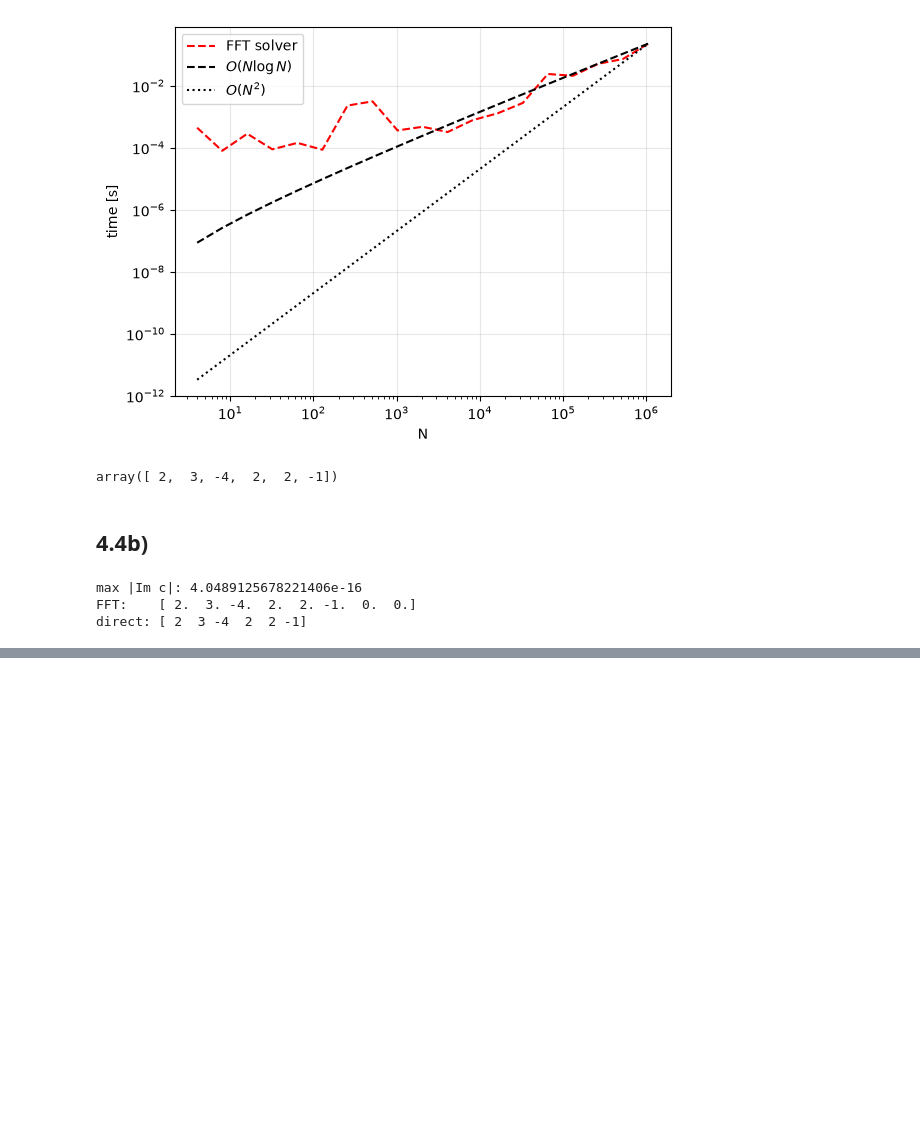
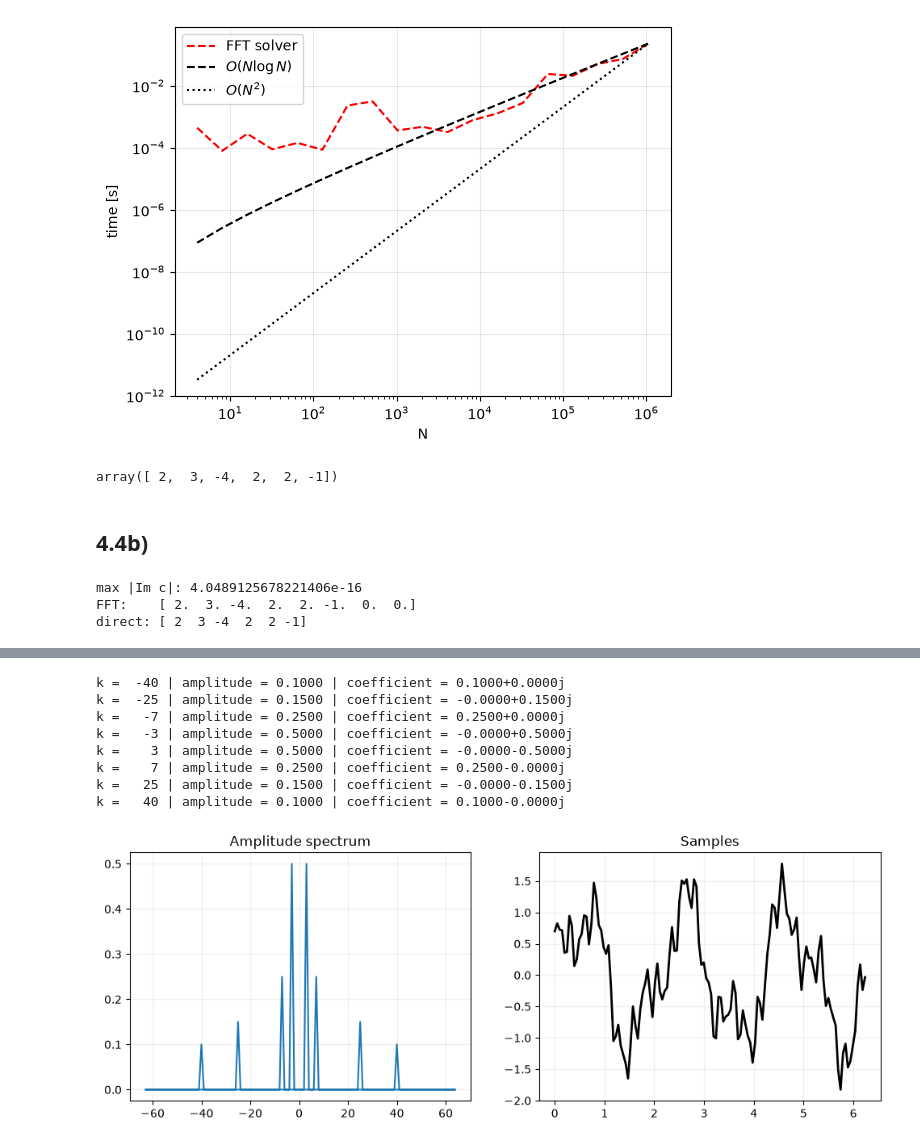
Before and after one commit to NicoReit54/Numerical_Computation, a Jupyter notebook: ex4.ipynb, the cells around one changed output, grey strips where cells are left out. Cells and saved outputs as stored; diff of their text form; code cells hidden in the pictures; blank space fills up the shorter version.

```diff
--- a/ex4.ipynb
+++ b/ex4.ipynb
@@ -194,0 +202,37 @@ direct: [ 2  3 -4  2  2 -1]
+# %%
+n = 128
+j = np.arange(0, n)
+x_js = 2 * np.pi * j / n
+
+s = lambda x: np.sin(3*x) + 1/2 * np.cos(7*x)
+eta = lambda x: 3/10 * np.sin(25*x) + 1/5 * np.cos(40*x)
+
+y = s(x_js) + eta(x_js)
+y_dash = fft(y)
+amp = np.abs(y_dash) / n
+k = np.concatenate((np.arange(0, n//2 + 1), np.arange(-n//2 + 1, 0)))
+# %%
+fig, axes = plt.subplots(1, 2, figsize=(12, 4))
+axes[0].plot(k, amp)
+axes[0].set_title("Amplitude spectrum")
+axes[0].grid(color='grey', linestyle='-', linewidth=1, alpha= 0.1)
+axes[1].plot(x_js, y, "k-", lw=2)
+axes[1].set_title("Samples")
+axes[1].grid(color='grey', linestyle='-', linewidth=1, alpha= 0.1)
+
+
+tol = 1e-10
+idx = np.where(amp > tol)[0]          # indices of the spikes
+
+for i in idx[np.argsort(k[idx])]:     # sorted by frequency
+    print(f"k = {k[i]:4d} | amplitude = {amp[i]:.4f} | coefficient = {y_dash[i]/n:.4f}")
+# %% [output]
+k =  -40 | amplitude = 0.1000 | coefficient = 0.1000+0.0000j
+k =  -25 | amplitude = 0.1500 | coefficient = -0.0000+0.1500j
+k =   -7 | amplitude = 0.2500 | coefficient = 0.2500+0.0000j
+k =   -3 | amplitude = 0.5000 | coefficient = -0.0000+0.5000j
+k =    3 | amplitude = 0.5000 | coefficient = -0.0000-0.5000j
+k =    7 | amplitude = 0.2500 | coefficient = 0.2500-0.0000j
+k =   25 | amplitude = 0.1500 | coefficient = -0.0000-0.1500j
+k =   40 | amplitude = 0.1000 | coefficient = 0.1000-0.0000j
+[figure, added]
```
Also changed, not shown: parts of 6 cells of this notebook.
